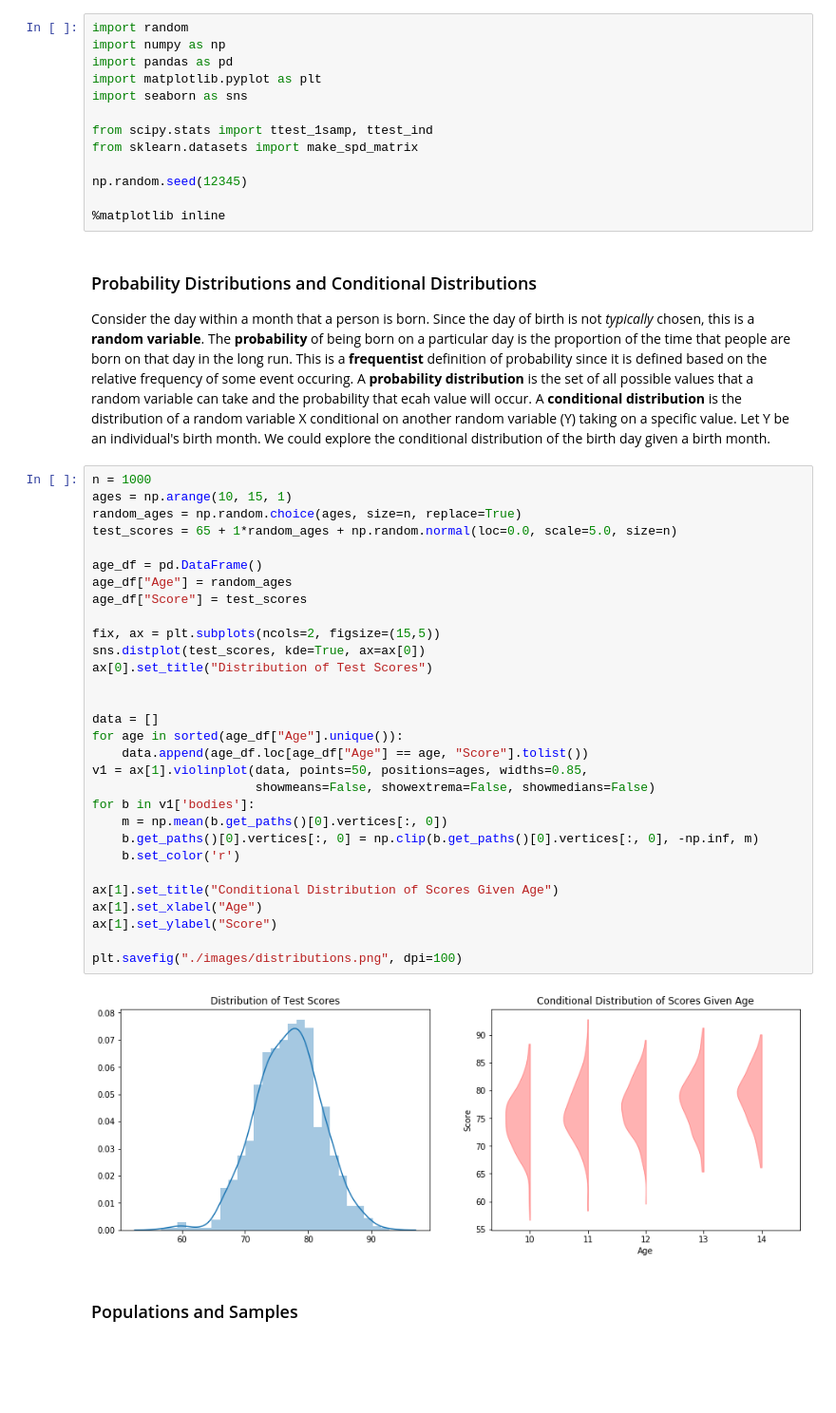
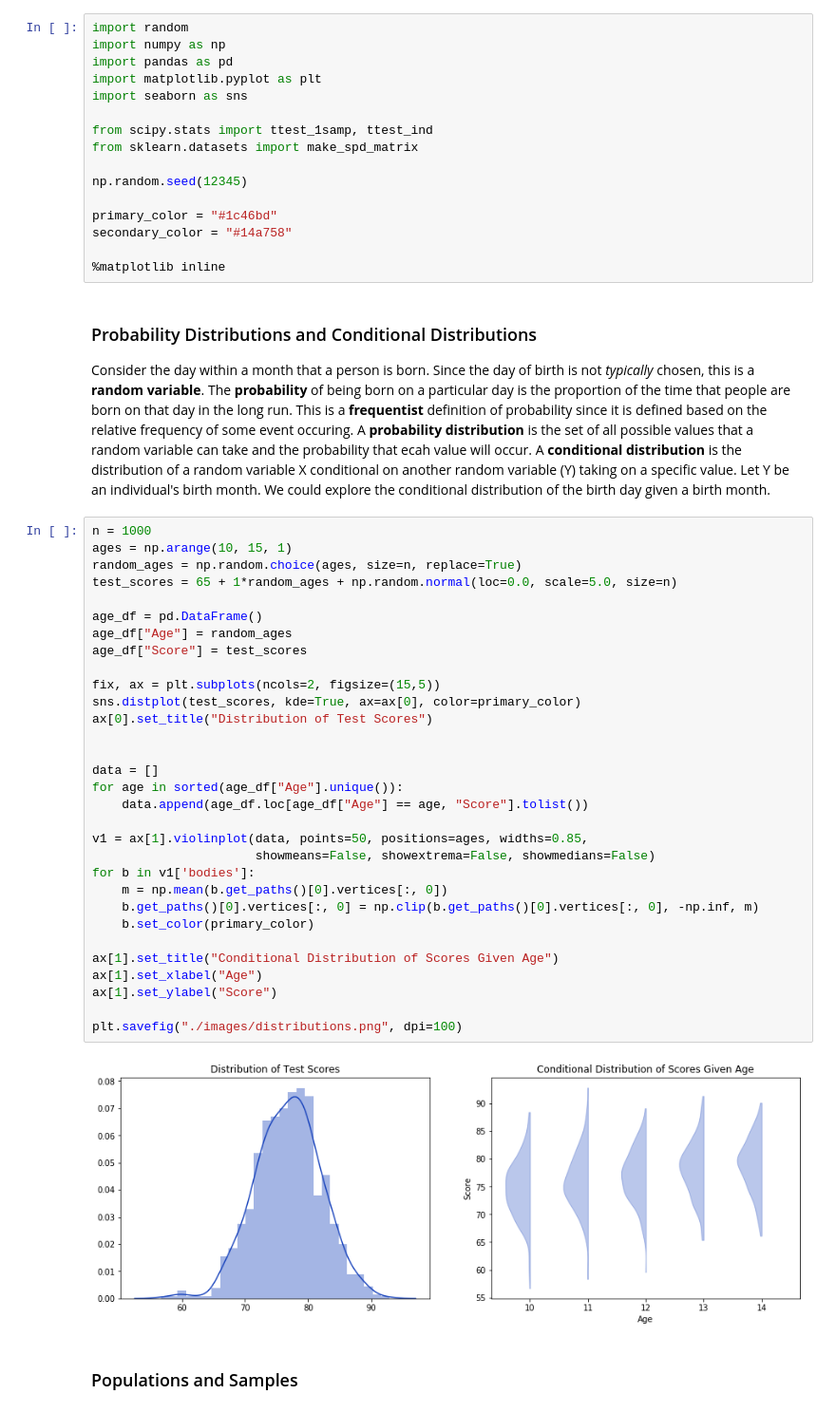
Before and after one commit to zduey/metrics, a Jupyter notebook: 00_background.ipynb, the cells around one changed output. Shown at 95% size. Saved outputs shown, nothing was run; the diff lists cells and outputs as text; blank space fills up the shorter version.

```diff
--- a/00_background.ipynb
+++ b/00_background.ipynb
@@ -25,6 +25,9 @@ from sklearn.datasets import make_spd_matrix
 
 np.random.seed(12345)
 
+primary_color = "#1c46bd"
+secondary_color = "#14a758"
+
 %matplotlib inline
 # %% [markdown]
 ### Probability Distributions and Conditional Distributions
@@ -33,35 +36,36 @@ Consider the day within a month that a person is born. Since the day of birth is
 # %%
 n = 1000
 ages = np.arange(10, 15, 1)
 random_ages = np.random.choice(ages, size=n, replace=True)
 test_scores = 65 + 1*random_ages + np.random.normal(loc=0.0, scale=5.0, size=n)
 
 age_df = pd.DataFrame()
 age_df["Age"] = random_ages
 age_df["Score"] = test_scores
 
 fix, ax = plt.subplots(ncols=2, figsize=(15,5))
-sns.distplot(test_scores, kde=True, ax=ax[0])
+sns.distplot(test_scores, kde=True, ax=ax[0], color=primary_color)
 ax[0].set_title("Distribution of Test Scores")
 
 
 data = []
 for age in sorted(age_df["Age"].unique()):
     data.append(age_df.loc[age_df["Age"] == age, "Score"].tolist())
+
 v1 = ax[1].violinplot(data, points=50, positions=ages, widths=0.85,
                       showmeans=False, showextrema=False, showmedians=False)
 for b in v1['bodies']:
     m = np.mean(b.get_paths()[0].vertices[:, 0])
     b.get_paths()[0].vertices[:, 0] = np.clip(b.get_paths()[0].vertices[:, 0], -np.inf, m)
-    b.set_color('r')
+    b.set_color(primary_color)
 
 ax[1].set_title("Conditional Distribution of Scores Given Age")
 ax[1].set_xlabel("Age")
 ax[1].set_ylabel("Score")
 
 plt.savefig("./images/distributions.png", dpi=100)
 # %% [output]
-[figure, old version]
+[figure, new version]
 # %% [markdown]
 ### Populations and Samples
 # %% [markdown]
```
Also changed, not shown: parts of 5 cells of this notebook, 20 other files.
